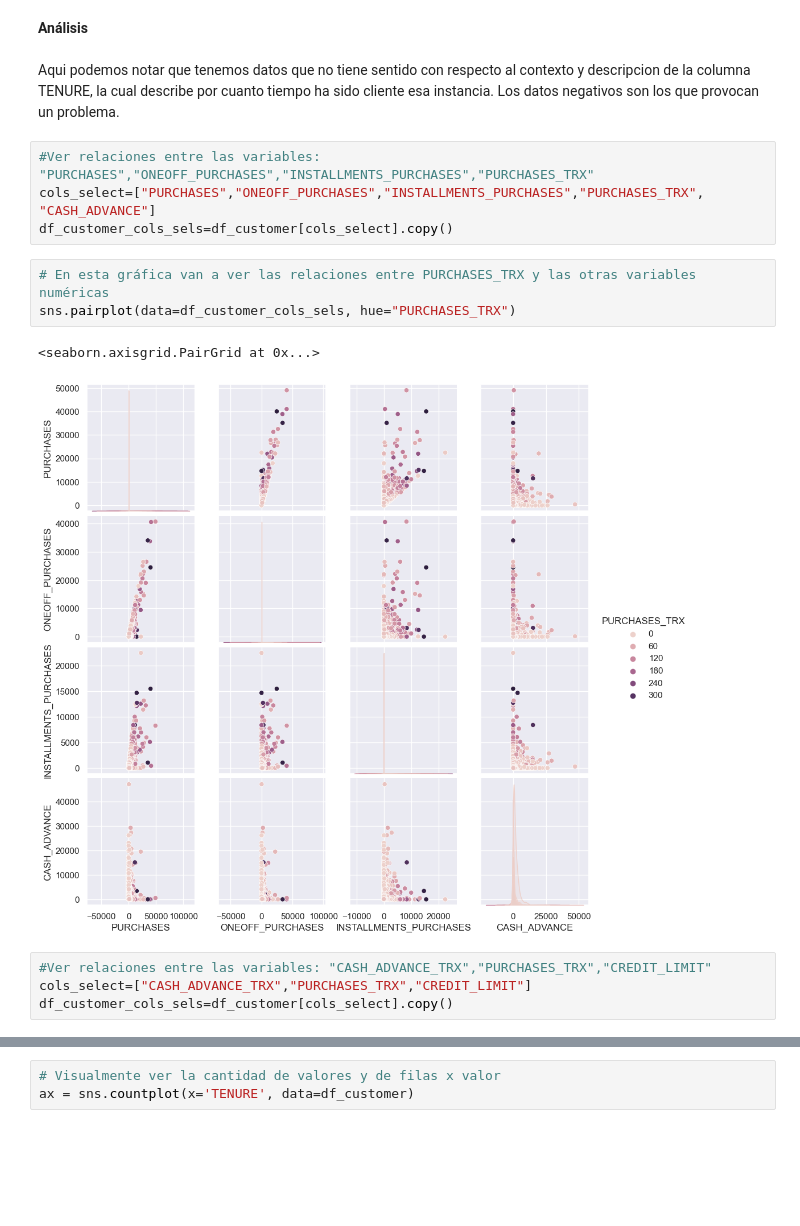
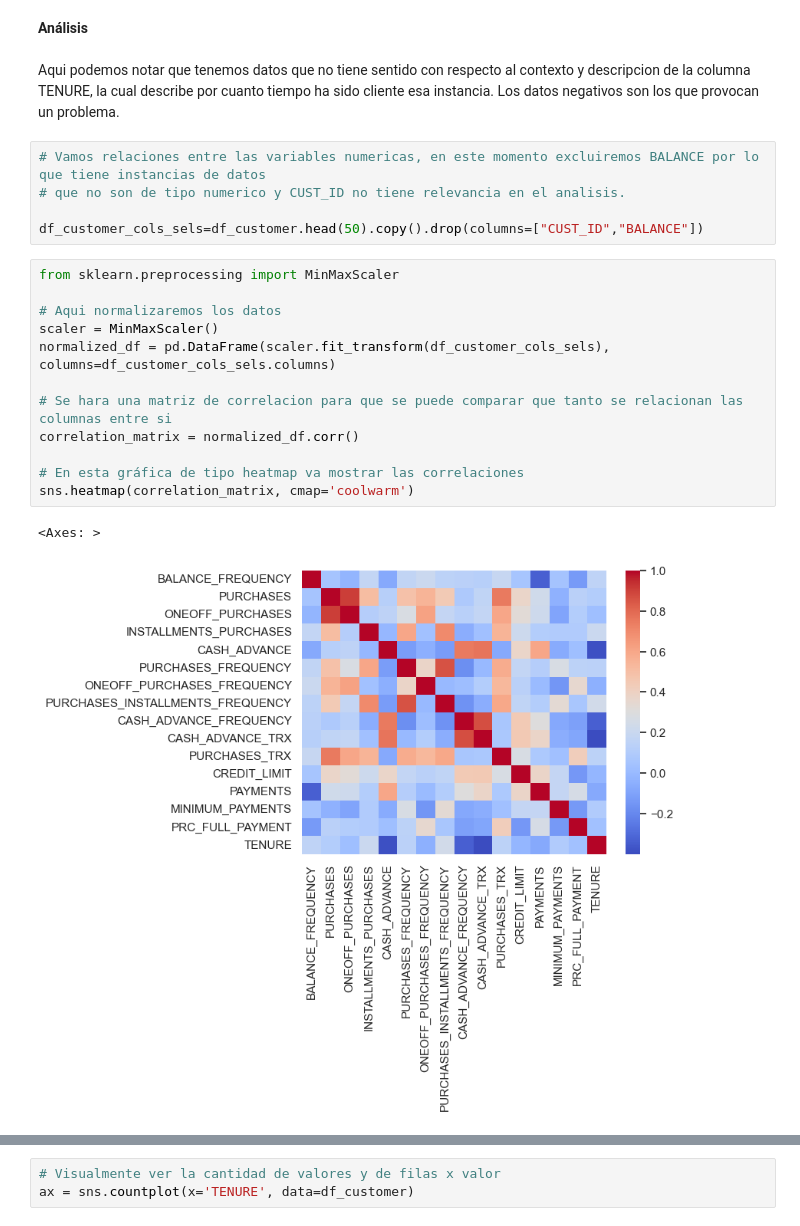
Before and after one commit to SebastianCasanova4/Lab1-BI, a Jupyter notebook: Informe - Laboratorio 1 - Grupo 4.ipynb, the cells around one changed output, grey strips where cells are left out. Saved outputs shown, nothing was run; the diff lists cells and outputs as text; blank space fills up the shorter version.

```diff
--- a/Informe - Laboratorio 1 - Grupo 4.ipynb
+++ b/Informe - Laboratorio 1 - Grupo 4.ipynb
@@ -164,16 +166,22 @@ Name: count, dtype: int64
 <br><br>
 Aqui podemos notar que tenemos datos que no tiene sentido con respecto al contexto y descripcion de la columna TENURE, la cual describe por cuanto tiempo ha sido cliente esa instancia. Los datos negativos son los que provocan un problema.
 # %%
-#Ver relaciones entre las variables: "PURCHASES","ONEOFF_PURCHASES","INSTALLMENTS_PURCHASES","PURCHASES_TRX"
-cols_select=["PURCHASES","ONEOFF_PURCHASES","INSTALLMENTS_PURCHASES","PURCHASES_TRX", "CASH_ADVANCE"]
-df_customer_cols_sels=df_customer[cols_select].copy()
+# Vamos relaciones entre las variables numericas, en este momento excluiremos BALANCE por lo que tiene instancias de datos
+# que no son de tipo numerico y CUST_ID no tiene relevancia en el analisis.
+
+df_customer_cols_sels=df_customer.head(50).copy().drop(columns=["CUST_ID","BALANCE"])
 # %%
-# En esta gráfica van a ver las relaciones entre PURCHASES_TRX y las otras variables numéricas
-sns.pairplot(data=df_customer_cols_sels, hue="PURCHASES_TRX")
+from sklearn.preprocessing import MinMaxScaler
+
+# Aqui normalizaremos los datos
+scaler = MinMaxScaler()
+normalized_df = pd.DataFrame(scaler.fit_transform(df_customer_cols_sels), columns=df_customer_cols_sels.columns)
+
+# Se hara una matriz de correlacion para que se puede comparar que tanto se relacionan las columnas entre si
+correlation_matrix = normalized_df.corr()
+
+# En esta gráfica de tipo heatmap va mostrar las correlaciones
+sns.heatmap(correlation_matrix, cmap='coolwarm')
 # %% [output]
-<seaborn.axisgrid.PairGrid at 0x...>
+<Axes: >
-[figure, old version]
+[figure, new version]
-# %%
-#Ver relaciones entre las variables: "CASH_ADVANCE_TRX","PURCHASES_TRX","CREDIT_LIMIT"
-cols_select=["CASH_ADVANCE_TRX","PURCHASES_TRX","CREDIT_LIMIT"]
-df_customer_cols_sels=df_customer[cols_select].copy()
```
Also changed, not shown: parts of 20 cells of this notebook.
